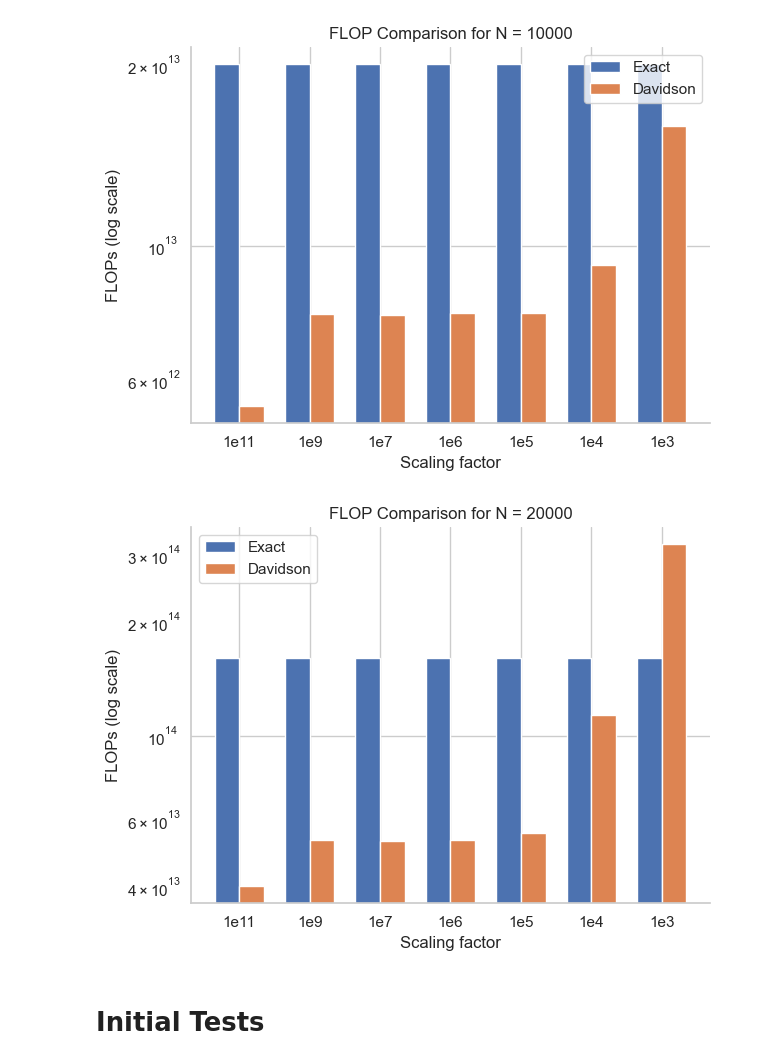
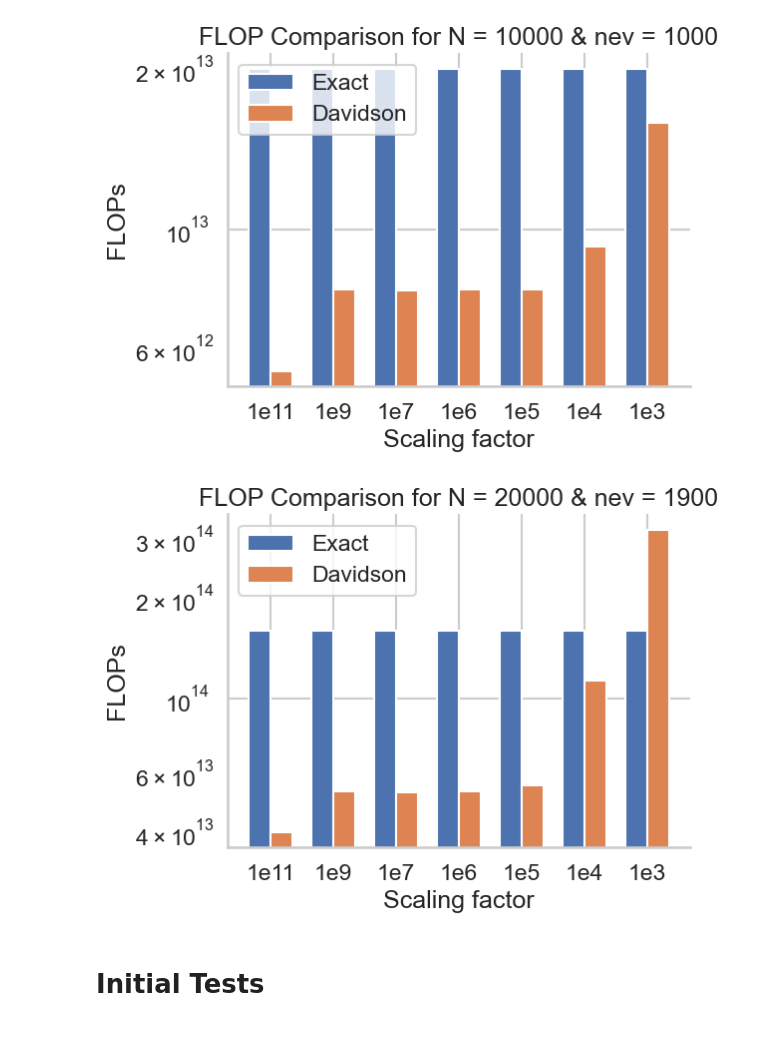
Before and after one commit to framere/Final_codes_MA, a Jupyter notebook: Davidson_jacobi/RANDOM_MATRIX/Plots.ipynb, the cells around one changed output. Saved outputs shown, nothing was run; the diff lists cells and outputs as text; code cells hidden in the pictures; blank space fills up the shorter version.

```diff
--- a/Davidson_jacobi/RANDOM_MATRIX/Plots.ipynb
+++ b/Davidson_jacobi/RANDOM_MATRIX/Plots.ipynb
@@ -2,9 +2,13 @@
 import matplotlib.pyplot as plt
 import numpy as np
 import seaborn as sns
+import os
+
+folder = "Figures"
+os.makedirs(folder, exist_ok=True) # Ensure the output directory exists if
 
 sns.set(style="whitegrid")
-sns.set_context("notebook")
+sns.set_context("talk")
 odd_numbers = 20*(10000)**3
 even_numbers = 20*(20000)**3
 # %%
@@ -30,43 +34,45 @@ flops_larger = flops[1::2]
 # %%
 larger_system_x = np.ones(len(flops_larger)) * even_numbers
 smaller_system_x = np.ones(len(flops_smaller)) * odd_numbers
 
 # flops_larger = np.array([1375833673055660, 989072830408400, 251611935895600,55356026986720, 53102387740000, 52889116219360, 52695837864640, 40054858360000])
 # flops_smaller = np.array([171401308803640, 319362327297100, 15798387926340, 7729249920000, 7724151261120, 7683516127680, 7713966805440, 5422167000000])
 
 labels = ['1e3', '1e4', '1e5', '1e6', '1e7', '1e9', '1e11']
 labels = labels[::-1]
 x = np.arange(len(labels))
 
 width = 0.35
 
 plt.bar(x - width/2, smaller_system_x, width, label='Exact')
 plt.bar(x + width/2, flops_smaller, width, label='Davidson')
 plt.yscale('log')
-plt.ylabel('FLOPs (log scale)')
+plt.ylabel('FLOPs')
 plt.xlabel('Scaling factor')
-plt.title('FLOP Comparison for N = 10000')
+plt.title('FLOP Comparison for N = 10000 & nev = 1000')
 plt.xticks(x, labels)
 plt.legend()
 plt.tight_layout()
 sns.despine()
+plt.savefig(folder + "comparison_10000.pdf")
 plt.show()
 # %% [output]
-[figure, old version]
+[figure, new version]
 # %%
 plt.bar(x - width/2, larger_system_x, width, label='Exact')
 plt.bar(x + width/2, flops_larger, width, label='Davidson')
 plt.yscale('log')
-plt.ylabel('FLOPs (log scale)')
+plt.ylabel('FLOPs')
 plt.xlabel('Scaling factor')
-plt.title('FLOP Comparison for N = 20000')
+plt.title('FLOP Comparison for N = 20000 & nev = 1900')
 plt.xticks(x, labels)
 plt.legend()
 plt.tight_layout()
 sns.despine()
+plt.savefig(folder + "comparison_20000.pdf")
 plt.show()
 # %% [output]
-[figure, old version]
+[figure, new version]
 # %% [markdown]
 # Initial Tests
 # %%
```
Also changed, not shown: parts of 2 cells of this notebook, 11 other files.
